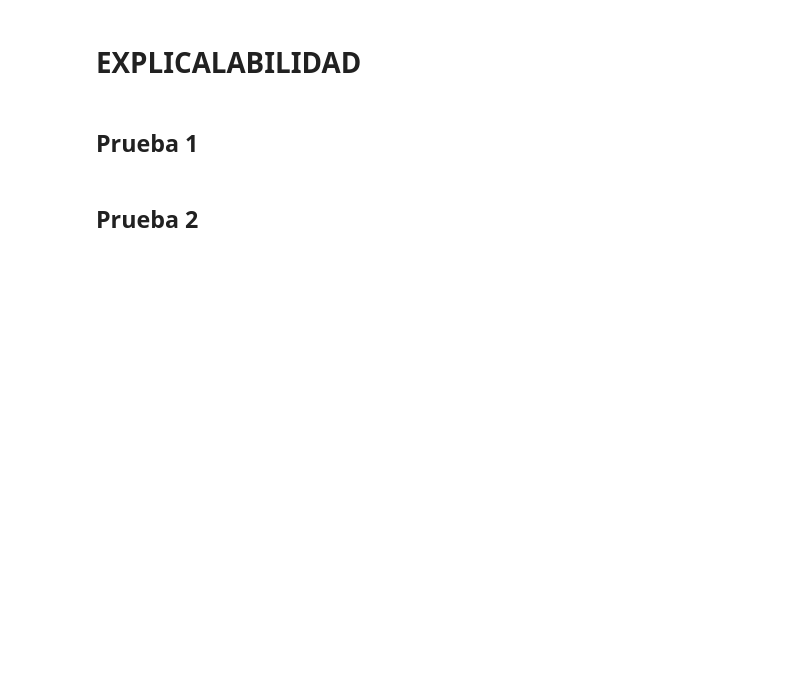
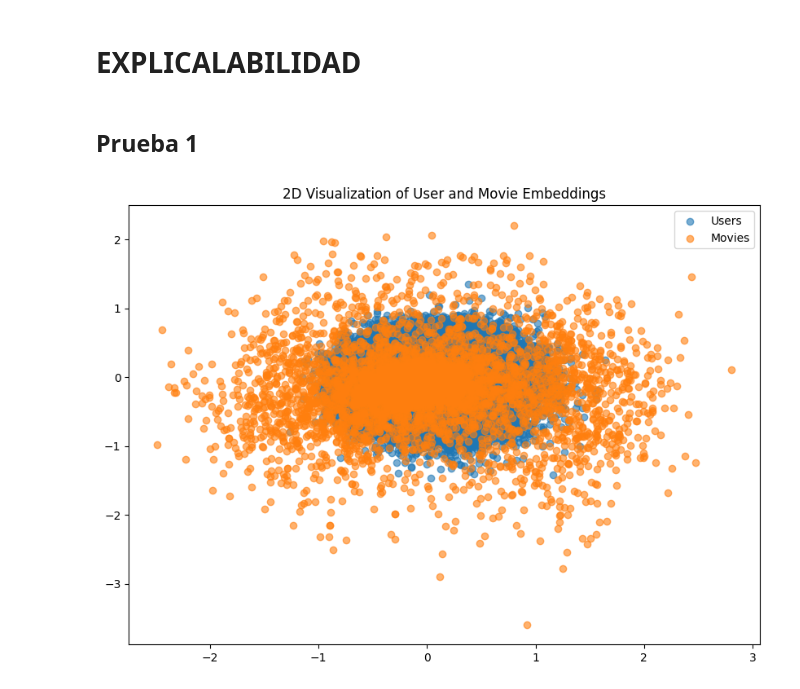
Before and after one commit to LuisFelipePoma/Movies_App, a Jupyter notebook: src/model/model_CF.ipynb, the cells around one changed output. Drawn from its saved outputs; the diff is of its cells as text; code cells hidden in the pictures; blank space fills up the shorter version.

```diff
--- a/src/model/model_CF.ipynb
+++ b/src/model/model_CF.ipynb
@@ -191,23 +184,23 @@ Películas recomendadas para el usuario 1: [ 4973  4973  8014  1273 44555  4928
 # %%
 import numpy as np
 import matplotlib.pyplot as plt
 from sklearn.decomposition import PCA
 
 # Obtener embeddings de usuarios y películas
-user_embeddings = model.get_layer('embedding').get_weights()[0]
-movie_embeddings = model.get_layer('embedding_1').get_weights()[0]
+user_embeddings = model.get_layer('embedding_4').get_weights()[0]
+movie_embeddings = model.get_layer('embedding_5').get_weights()[0]
 
 # Usar PCA para reducir dimensionalidad a 2D
 pca = PCA(n_components=2)
 user_embeddings_2d = pca.fit_transform(user_embeddings)
 movie_embeddings_2d = pca.fit_transform(movie_embeddings)
 
 # Visualizar embeddings
 plt.figure(figsize=(10, 7))
 plt.scatter(user_embeddings_2d[:, 0], user_embeddings_2d[:, 1], label='Users', alpha=0.6)
 plt.scatter(movie_embeddings_2d[:, 0], movie_embeddings_2d[:, 1], label='Movies', alpha=0.6)
 plt.legend()
 plt.title('2D Visualization of User and Movie Embeddings')
 plt.show()
+# %% [output]
+[figure, added]
-# %% [markdown]
-## Prueba 2
```
Also changed, not shown: parts of 4 cells of this notebook, 1 other file.
